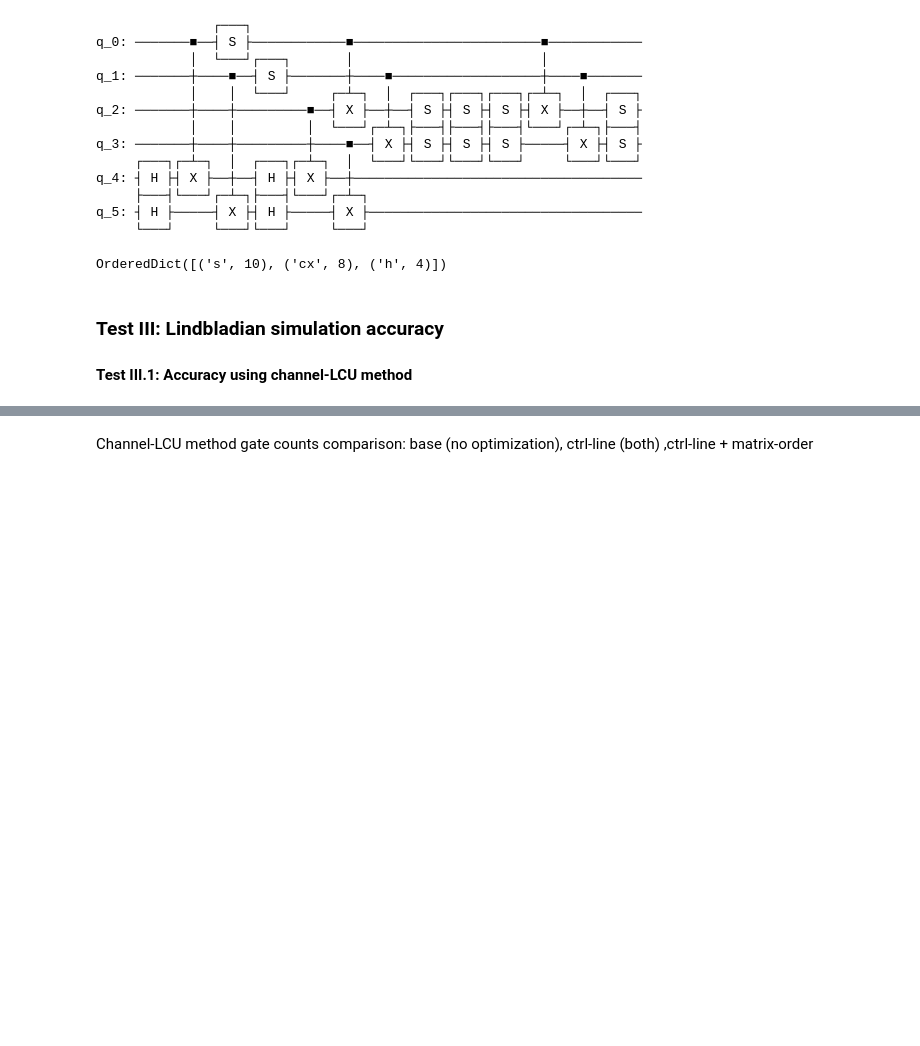
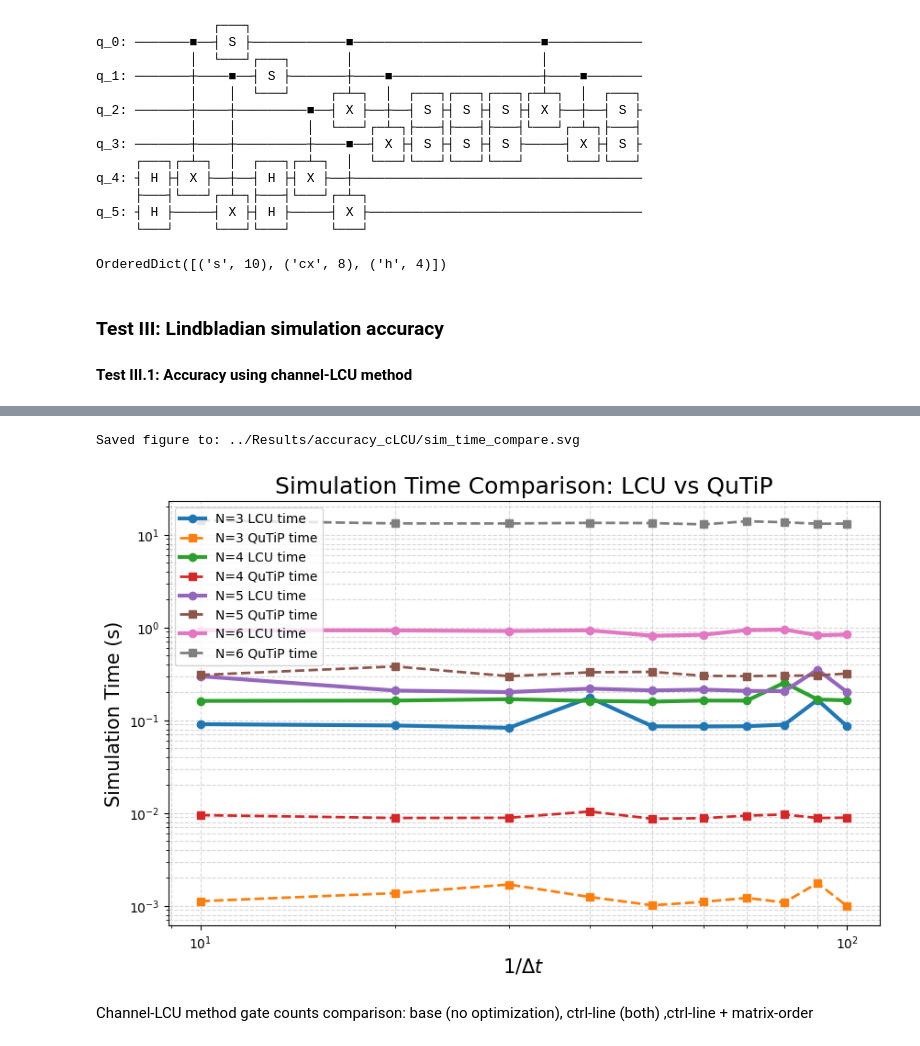
Before and after one commit to Chesterhuang1999/Lindbladian_compilation, a Jupyter notebook: src/evaluate.ipynb, the cells around one changed output, grey strips where cells are left out. Saved outputs shown, nothing was run; the diff lists cells and outputs as text; code cells hidden in the pictures; blank space fills up the shorter version.

```diff
--- a/src/evaluate.ipynb
+++ b/src/evaluate.ipynb
@@ -291,3 +324,29 @@ plot_error_rates(N, delta_t_rec, Error_rate)
+# %%
+def plot_sim_times(N, delta_t_rec, sim_time_lcu, sim_time_qutip):
+    plt.figure(figsize=(10, 6))
+    for j in N:
+        plt.plot(delta_t_rec, sim_time_lcu[j], marker='o', label=f'N={j} LCU time', linewidth=3)
+        plt.plot(delta_t_rec, sim_time_qutip[j], marker='s', linestyle='--', label=f'N={j} QuTiP time', linewidth=2)
+
+    plt.xscale('log')
+    plt.yscale('log')
+    plt.xlabel(r'$1/\Delta t$', fontsize=15)
+    plt.ylabel('Simulation Time (s)', fontsize=15)
+    plt.title('Simulation Time Comparison: LCU vs QuTiP', fontsize=18)
+    plt.legend()
+    plt.grid(True, which='both', ls='--', alpha=0.5)
+
+    out_dir = '../Results/accuracy_cLCU'
+    os.makedirs(out_dir, exist_ok=True)
+    out_path = f'{out_dir}/sim_time_compare.svg'
+    plt.savefig(out_path, format='svg', bbox_inches='tight')
+    print(f'Saved figure to: {out_path}')
+    plt.show()
+
+plot_sim_times(N, delta_t_rec, Sim_time_lcu, Sim_time_qutip)
+# %% [output]
+Saved figure to: ../Results/accuracy_cLCU/sim_time_compare.svg
+[figure, added]
 # %% [markdown]
 Channel-LCU method gate counts comparison: base (no optimization), ctrl-line (both) ,ctrl-line + matrix-order
 # %%
```
Also changed, not shown: parts of 16 cells of this notebook, 5 other files.
